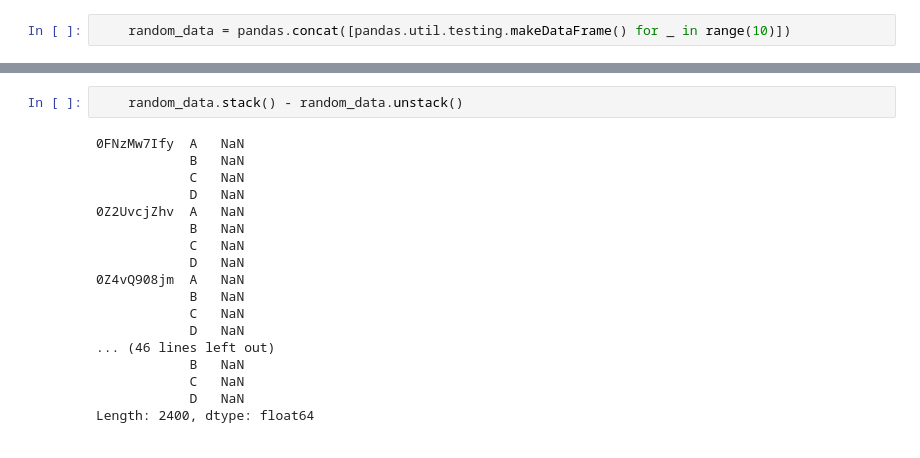
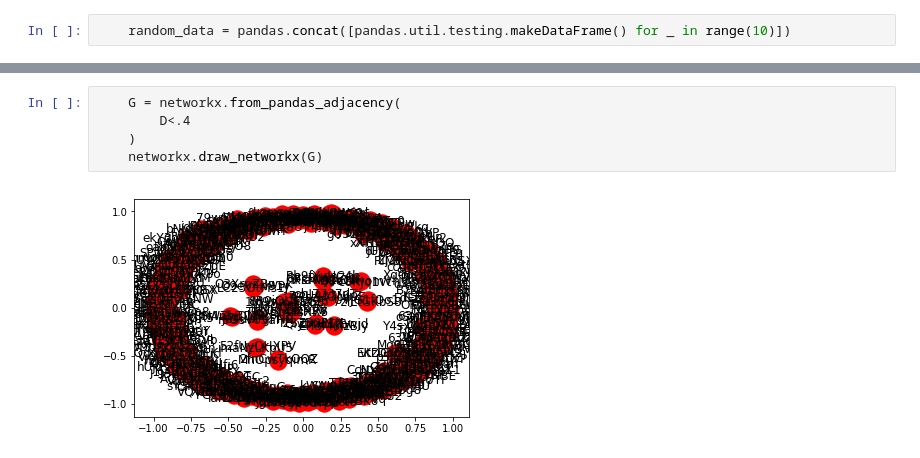
Before and after one commit to tonyfast/idiomatic-pandas, a Jupyter notebook: idiomatic_pandas/extending.ipynb, the cells around one changed output, grey strips where cells are left out. Saved outputs shown, nothing was run; the diff lists cells and outputs as text.

```diff
--- a/idiomatic_pandas/extending.ipynb
+++ b/idiomatic_pandas/extending.ipynb
@@ -125,20 +130,7 @@ interactive(children=(Dropdown(description='model', options=('tree', 'lda'), val
-# %%
-    random_data.stack() - random_data.unstack()
-# %% [output]
-0FNzMw7Ify  A   NaN
-            B   NaN
-            C   NaN
-            D   NaN
-0Z2UvcjZhv  A   NaN
-            B   NaN
-            C   NaN
-            D   NaN
-0Z4vQ908jm  A   NaN
-            B   NaN
-            C   NaN
-            D   NaN
-... (46 lines left out)
-            B   NaN
-            C   NaN
-            D   NaN
-Length: 2400, dtype: float64
+# %%
+    G = networkx.from_pandas_adjacency(
+        D<.4
+    )
+    networkx.draw_networkx(G)
+# %% [output]
+[figure, added]
```
Also changed, not shown: parts of 21 cells of this notebook, 2 other files.
